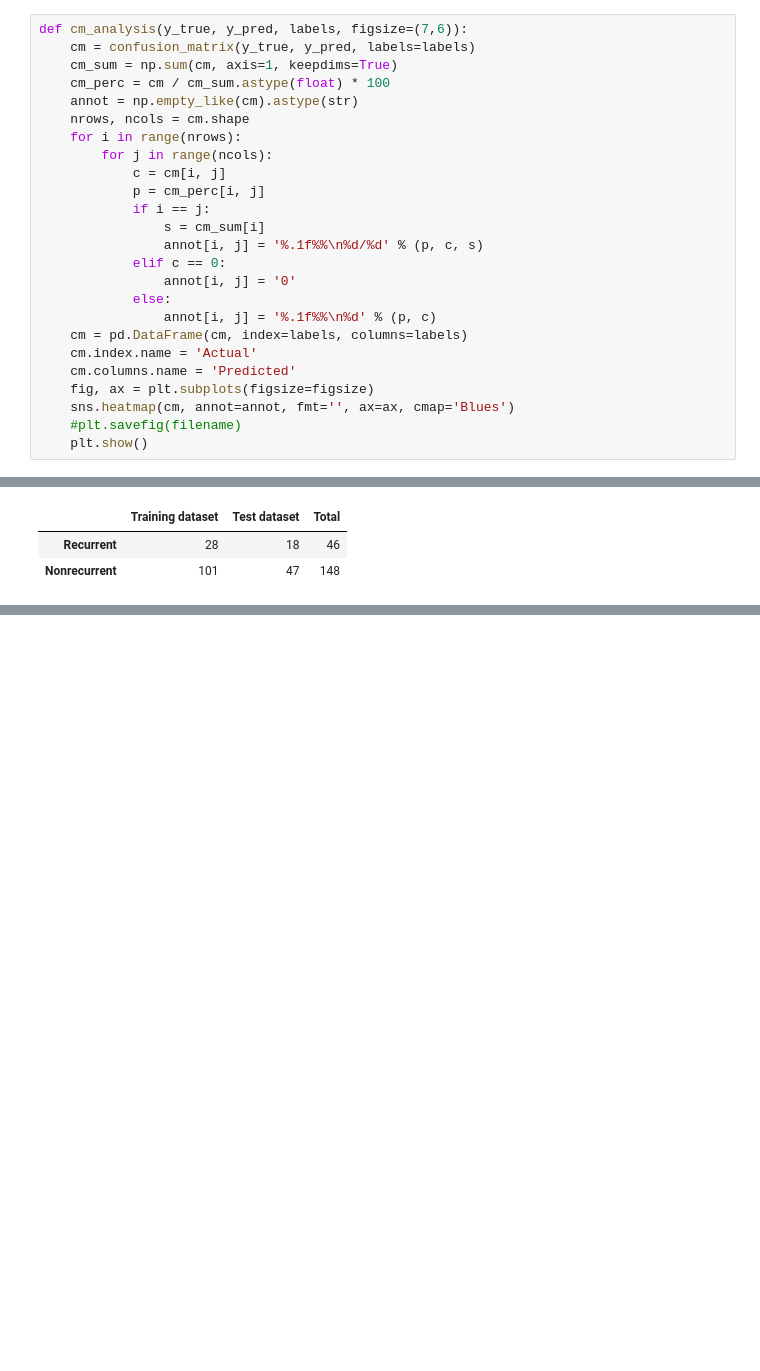
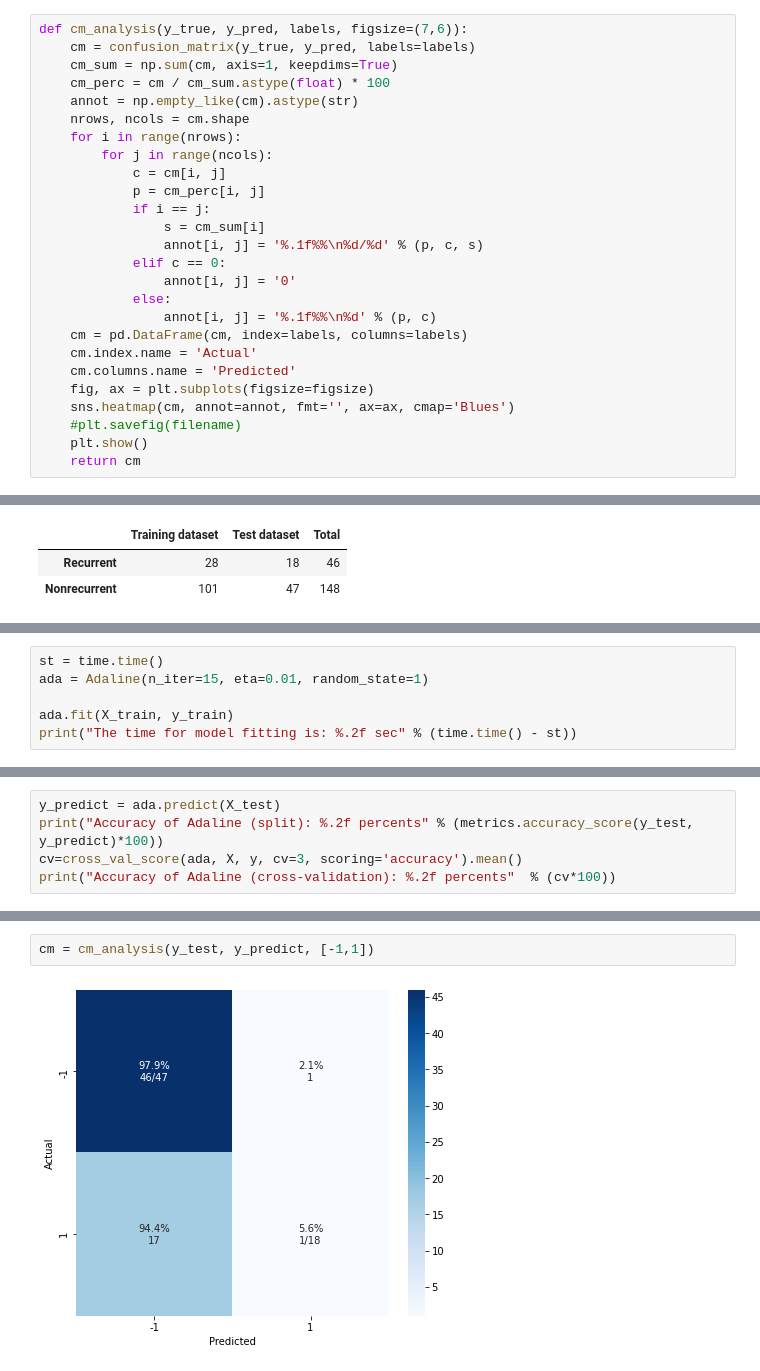
Before and after one commit to ido1Shapira/NeuralNetworksCourse_ex1, a Jupyter notebook: mini_project1.ipynb, the cells around one changed output, grey strips where cells are left out. Cells and saved outputs as stored; diff of their text form; blank space fills up the shorter version.

```diff
--- a/mini_project1.ipynb
+++ b/mini_project1.ipynb
@@ -139,5 +161,6 @@ def cm_analysis(y_true, y_pred, labels, figsize=(7,6)):
     sns.heatmap(cm, annot=annot, fmt='', ax=ax, cmap='Blues')
     #plt.savefig(filename)
     plt.show()
+    return cm
 # %% [markdown]
 ### Features Scaling & Train-Test Split:
@@ -222,0 +269,6 @@ Specificity: 0.8936170212765957
+# %%
+st = time.time()
+ada = Adaline(n_iter=15, eta=0.01, random_state=1)
+
+ada.fit(X_train, y_train)
+print("The time for model fitting is: %.2f sec" % (time.time() - st))
@@ -222,0 +286,5 @@ Specificity: 0.8936170212765957
+# %%
+y_predict = ada.predict(X_test)
+print("Accuracy of Adaline (split): %.2f percents" % (metrics.accuracy_score(y_test, y_predict)*100))
+cv=cross_val_score(ada, X, y, cv=3, scoring='accuracy').mean()
+print("Accuracy of Adaline (cross-validation): %.2f percents"  % (cv*100))
@@ -222,0 +307,4 @@ Specificity: 0.8936170212765957
+# %%
+cm = cm_analysis(y_test, y_predict, [-1,1])
+# %% [output]
+[figure, added]
```
Also changed, not shown: parts of 72 cells of this notebook.
